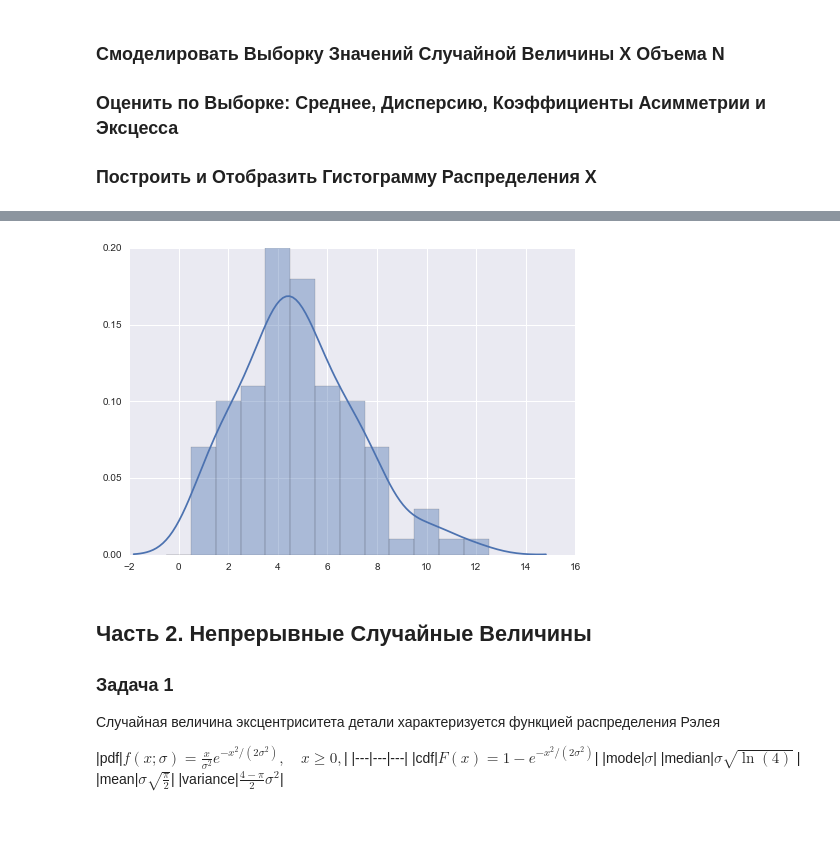
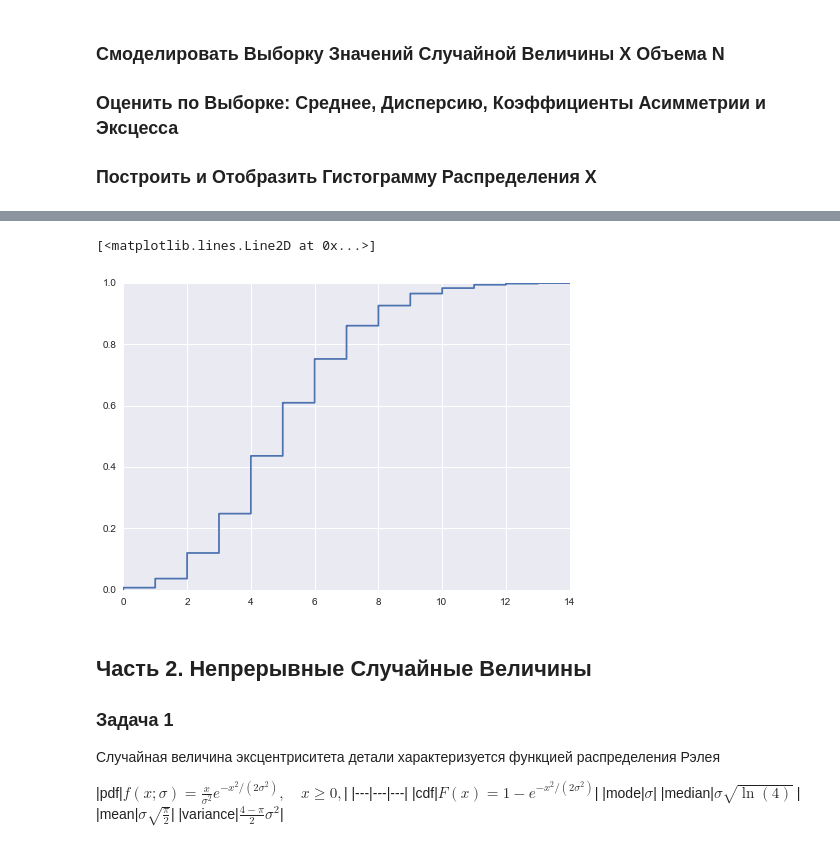
Before and after one commit to Mapholameth/way_station, a Jupyter notebook: pat-rec-2014/l-2.ipynb, the cells around one changed output, grey strips where cells are left out. Drawn from its saved outputs; the diff is of its cells as text; code cells hidden in the pictures.

```diff
--- a/pat-rec-2014/l-2.ipynb
+++ b/pat-rec-2014/l-2.ipynb
@@ -107,7 +107,10 @@ print(d)
-# %%
-g = sns.distplot(d, bins=bins, kde=True)
-# %% [output]
-[figure, removed]
+# %%
+d.sort()
+x = np.arange(0, 14, 0.001)
+plt.step(x, sum(x > i for i in d) / N)
+# %% [output]
+[<matplotlib.lines.Line2D at 0x...>]
+[figure, added]
 # %% [markdown]
 ## Часть 2. Непрерывные Случайные Величины
 
```
Also changed, not shown: parts of 5 cells of this notebook, 1 other file.
